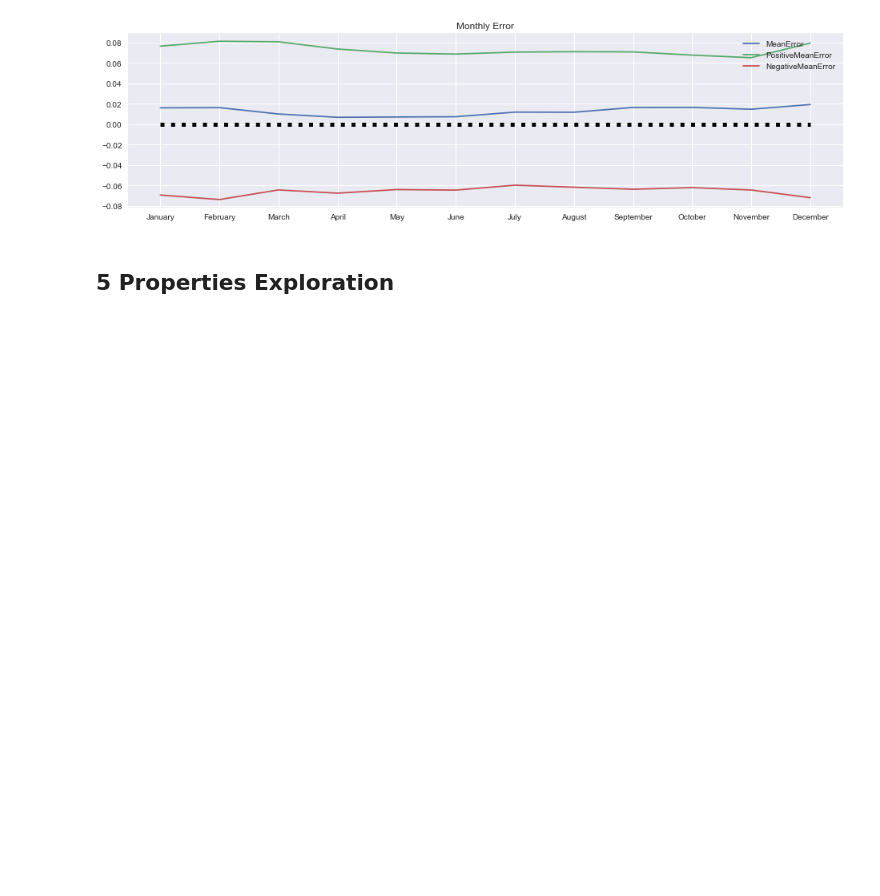
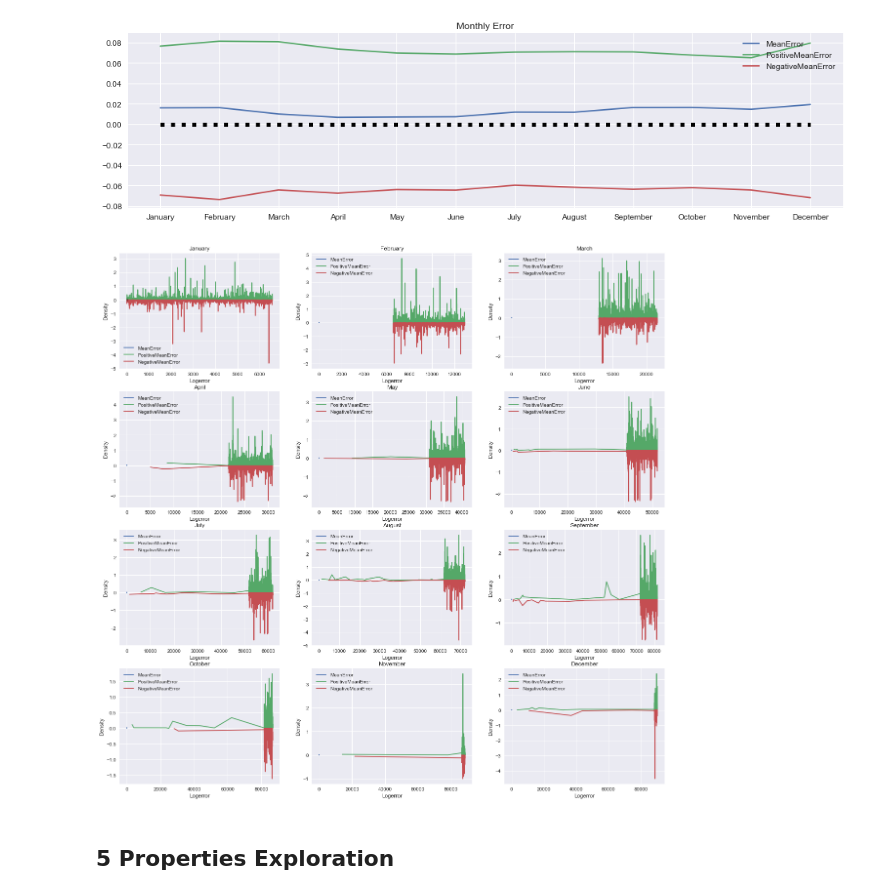
Before and after one commit to aeloyq/BerkeleyRemoteLab, a Jupyter notebook: DataExploration.ipynb, the cells around one changed output. Cells and saved outputs as stored; diff of their text form; code cells hidden in the pictures; blank space fills up the shorter version.

```diff
--- a/DataExploration.ipynb
+++ b/DataExploration.ipynb
@@ -178,6 +169,28 @@ plt.legend()
 # %% [output]
 <matplotlib.legend.Legend at 0x...>
 [figure]
+# %%
+#should be converted to moving average lines for clarity
+train_=train.copy()
+train_.sort_values(by='transactiondate')
+train_['Month']=train_.transactiondate.apply(lambda x:int(str(x).split('-')[1]))
+error_mean = train_.groupby(train_.Month)['logerror'].mean()
+plt.figure(figsize=(20,20))
+for month in range(1,13):
+    error_m=train_.logerror[train_.Month==month]
+    p_error_m=error_m[error_m>0]
+    n_error_m=error_m[error_m<0]
+    plt.subplot(4,3,month)
+    plt.title(calendar.month_name[month])
+    plt.plot(error_mean, label='MeanError')
+    plt.plot(p_error_m, label='PositiveMeanError')
+    plt.plot(n_error_m, label='NegativeMeanError')
+    plt.plot([0,11],[0,0], linewidth=5, linestyle=":",color='black')
+    plt.xlabel('Logerror')
+    plt.ylabel('Density')
+    plt.legend()
+# %% [output]
+[figure, added]
 # %% [markdown]
 5 Properties Exploration
 ----------------------------
```
Also changed, not shown: parts of 13 cells of this notebook, 1 other file.
